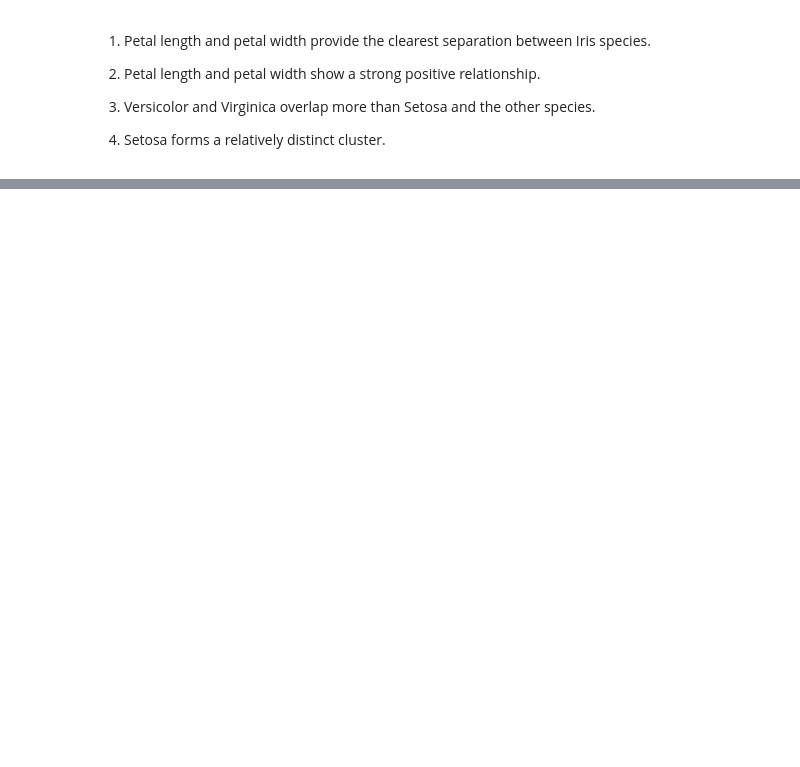
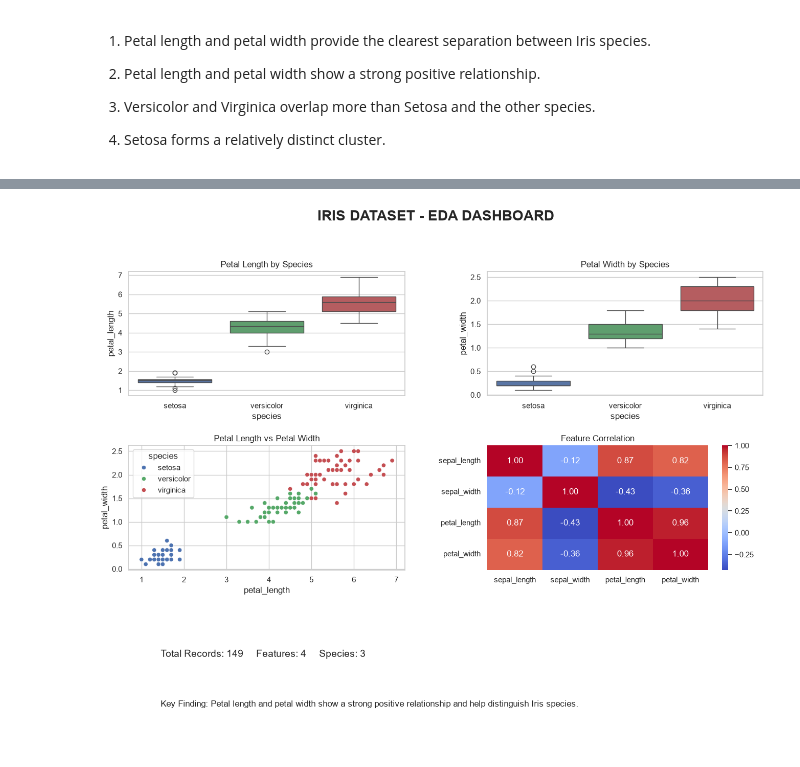
Before and after one commit to vaibhavarora1205/python-Data-Science, a Jupyter notebook: ML Work/iris.ipynb, the cells around one changed output, grey strips where cells are left out. Cells and saved outputs as stored; diff of their text form; code cells hidden in the pictures; blank space fills up the shorter version.

```diff
--- a/ML Work/iris.ipynb
+++ b/ML Work/iris.ipynb
@@ -497,0 +695,60 @@ plt.show()
+# %%
+fig = plt.figure(figsize=(16, 12))
+
+gs = fig.add_gridspec(3, 2, hspace=0.4, wspace=0.3)
+
+# Dashboard title
+fig.suptitle(
+    'IRIS DATASET - EDA DASHBOARD',
+    fontsize=20,
+    fontweight='bold'
+)
+
+# Plot 1: Petal Length
+ax1 = fig.add_subplot(gs[0, 0])
+sns.boxplot(data=df, x='species', y='petal_length',
+            hue='species', palette=species_colors,
+            legend=False, ax=ax1)
+ax1.set_title('Petal Length by Species')
+
+# Plot 2: Petal Width
+ax2 = fig.add_subplot(gs[0, 1])
+sns.boxplot(data=df, x='species', y='petal_width',
+            hue='species', palette=species_colors,
+            legend=False, ax=ax2)
+ax2.set_title('Petal Width by Species')
+
+# Plot 3: Scatter Plot
+ax3 = fig.add_subplot(gs[1, 0])
+sns.scatterplot(data=df, x='petal_length', y='petal_width',
+                hue='species', palette=species_colors, ax=ax3)
+ax3.set_title('Petal Length vs Petal Width')
+
+# Plot 4: Correlation Heatmap
+ax4 = fig.add_subplot(gs[1, 1])
+sns.heatmap(num_cols.corr(), annot=True, cmap='coolwarm',
+            fmt='.2f', ax=ax4)
+ax4.set_title('Feature Correlation')
+
+# Summary statistics
+ax5 = fig.add_subplot(gs[2, :])
+ax5.axis('off')
+
+ax5.text(
+    0.05, 0.7,
+    f"Total Records: {len(df)}     "
+    f"Features: {len(num_cols.columns)}     "
+    f"Species: {df['species'].nunique()}",
+    fontsize=14
+)
+
+ax5.text(
+    0.05, 0.3,
+    "Key Finding: Petal length and petal width show a strong "
+    "positive relationship and help distinguish Iris species.",
+    fontsize=12
+)
+
+plt.show()
+# %% [output]
+[figure, added]
```
Also changed, not shown: parts of 29 cells of this notebook, 1 other file.
